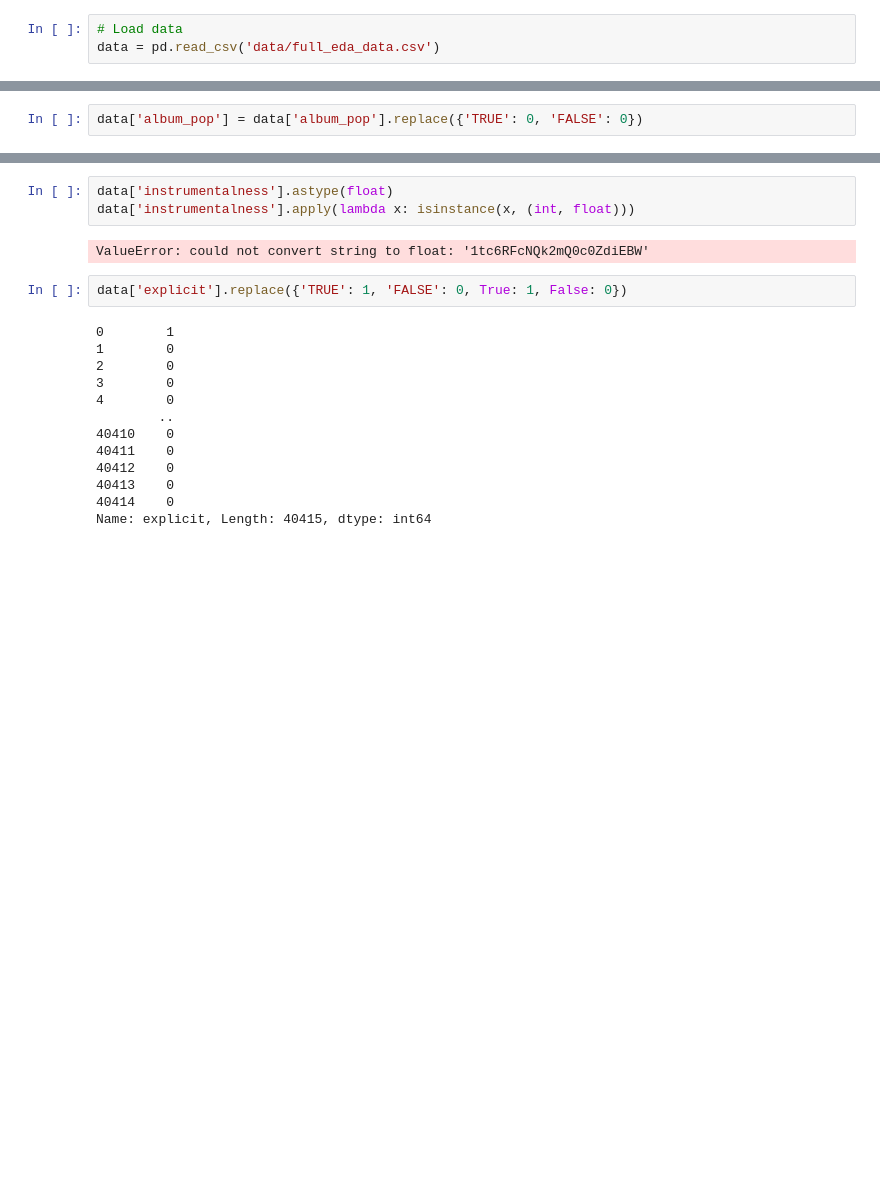
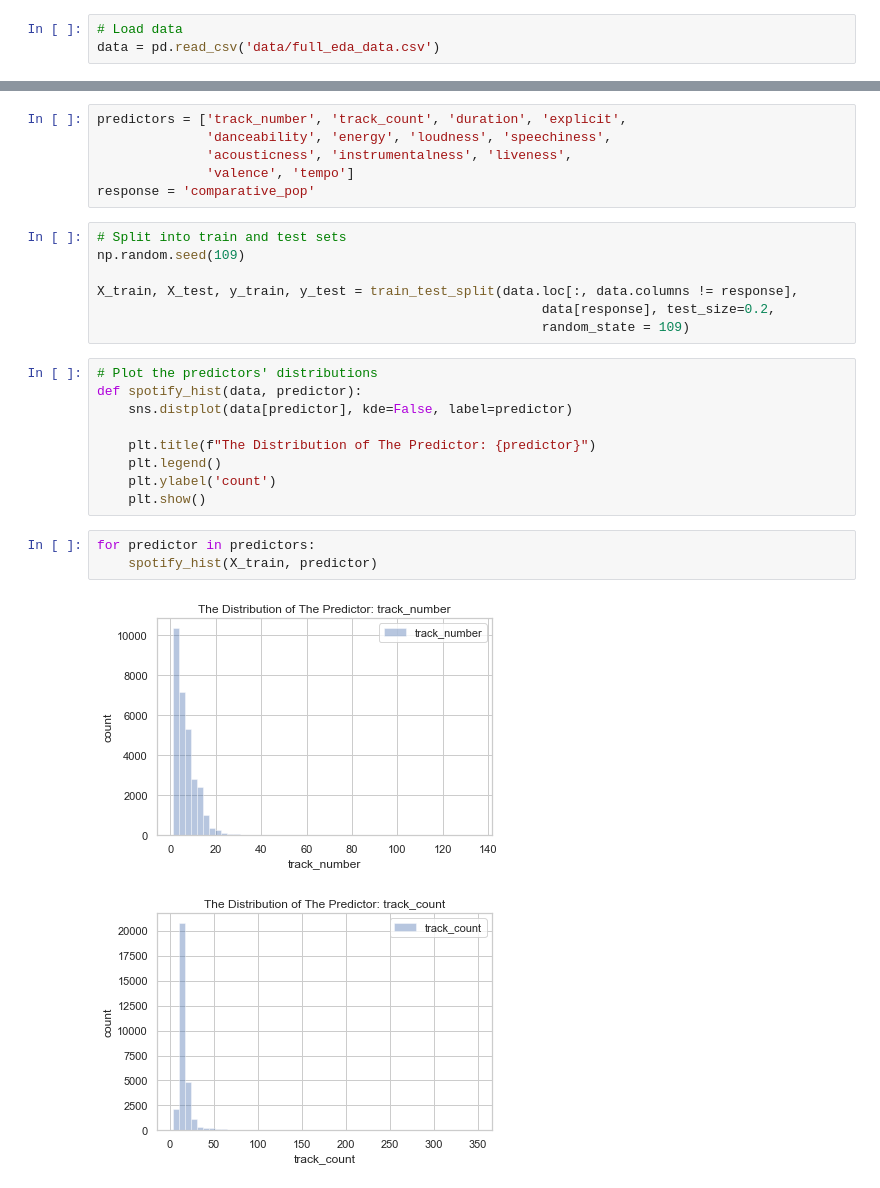
Before and after one commit to jluby/cs109_spotify, a Jupyter notebook: eda.ipynb, the cells around one changed output, grey strips where cells are left out. Saved outputs shown, nothing was run; the diff lists cells and outputs as text; blank space fills up the shorter version.

```diff
--- a/eda.ipynb
+++ b/eda.ipynb
@@ -168,2 +102,0 @@ Name: track_id, Length: 40415, dtype: object
-# %%
-data['album_pop'] = data['album_pop'].replace({'TRUE': 0, 'FALSE': 0})
@@ -174,20 +103,28 @@ data['instrumentalness'][0]
-# %%
-data['instrumentalness'].astype(float)
-data['instrumentalness'].apply(lambda x: isinstance(x, (int, float)))
-# %% [output]
-ValueError: could not convert string to float: '1tc6RFcNQk2mQ0c0ZdiEBW'
-# %%
-data['explicit'].replace({'TRUE': 1, 'FALSE': 0, True: 1, False: 0})
-# %% [output]
-0        1
-1        0
-2        0
-3        0
-4        0
-        ..
-40410    0
-40411    0
-40412    0
-40413    0
-40414    0
-Name: explicit, Length: 40415, dtype: int64
+# %%
+predictors = ['track_number', 'track_count', 'duration', 'explicit',
+              'danceability', 'energy', 'loudness', 'speechiness',
+              'acousticness', 'instrumentalness', 'liveness',
+              'valence', 'tempo']
+response = 'comparative_pop'
+# %%
+# Split into train and test sets
+np.random.seed(109)
+
+X_train, X_test, y_train, y_test = train_test_split(data.loc[:, data.columns != response],
+                                                         data[response], test_size=0.2,
+                                                         random_state = 109)
+# %%
+# Plot the predictors' distributions
+def spotify_hist(data, predictor):
+    sns.distplot(data[predictor], kde=False, label=predictor)
+
+    plt.title(f"The Distribution of The Predictor: {predictor}")
+    plt.legend()
+    plt.ylabel('count')
+    plt.show()
+# %%
+for predictor in predictors:
+    spotify_hist(X_train, predictor)
+# %% [output]
+[figure, added]
+[figure, added]
```
Also changed, not shown: parts of 16 cells of this notebook, 2 other files.
